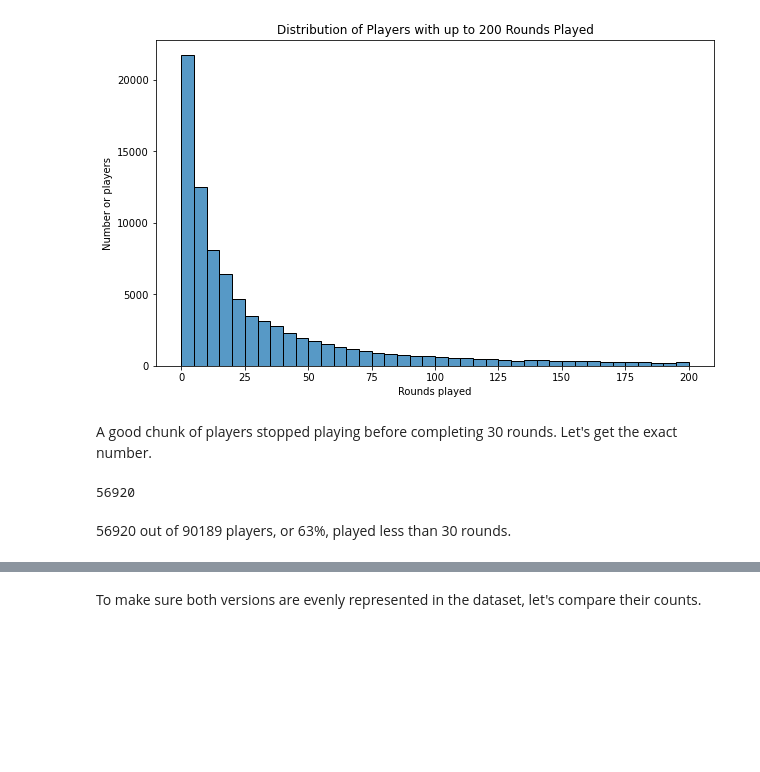
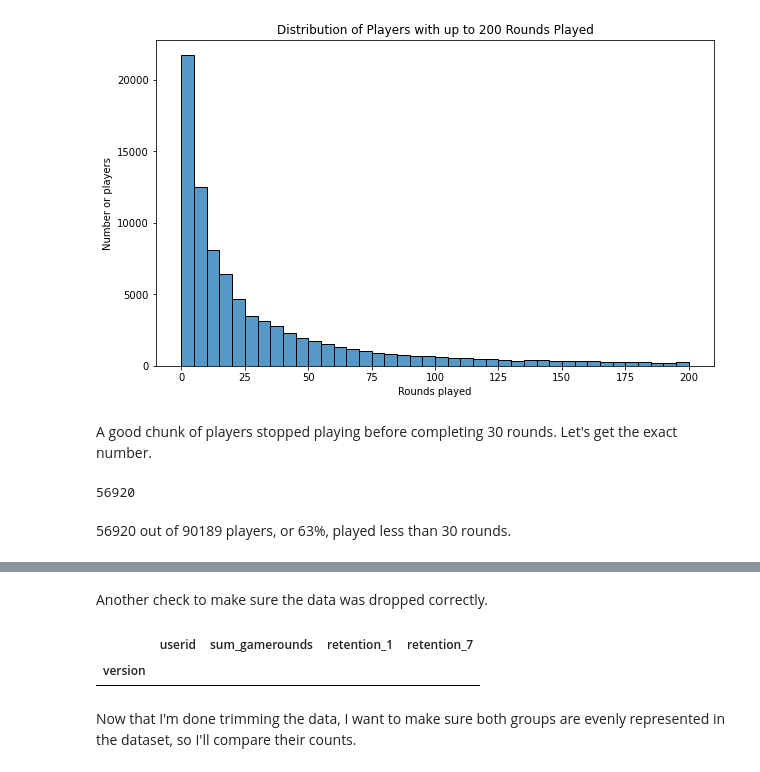
Before and after one commit to Stas-Medvedev/Game-Feature-AB-Test-Analysis, a Jupyter notebook: notebook.ipynb, the cells around one changed output, grey strips where cells are left out. Cells and saved outputs as stored; diff of their text form; code cells hidden in the pictures; blank space fills up the shorter version.

```diff
--- a/notebook.ipynb
+++ b/notebook.ipynb
@@ -106,6 +168,15 @@ It is also possible that a player could play a number of rounds without beating
+# %%
+# Remove all rows with more than 500 rounds played from test_data in-place
+test_data.drop(test_data.query('retention_1 == False & retention_7 == True').index,
+               inplace = True)
+# %% [markdown]
+Another check to make sure the data was dropped correctly.
 # %%
-test_data.query('retention_1 == False & retention_7 == True & sum_gamerounds > 29').groupby('version').count()
+test_data.query('retention_1 == False & retention_7 == True').groupby('version').count()
+# %% [output]
+|  | userid | sum_gamerounds | retention_1 | retention_7 |
+| version |  |  |  |  |
 # %% [markdown]
-To make sure both versions are evenly represented in the dataset, let's compare their counts.
+Now that I'm done trimming the data, I want to make sure both groups are evenly represented in the dataset, so I'll compare their counts.
 # %%
 test_data.groupby('version').count()
```
Also changed, not shown: parts of 21 cells of this notebook.
